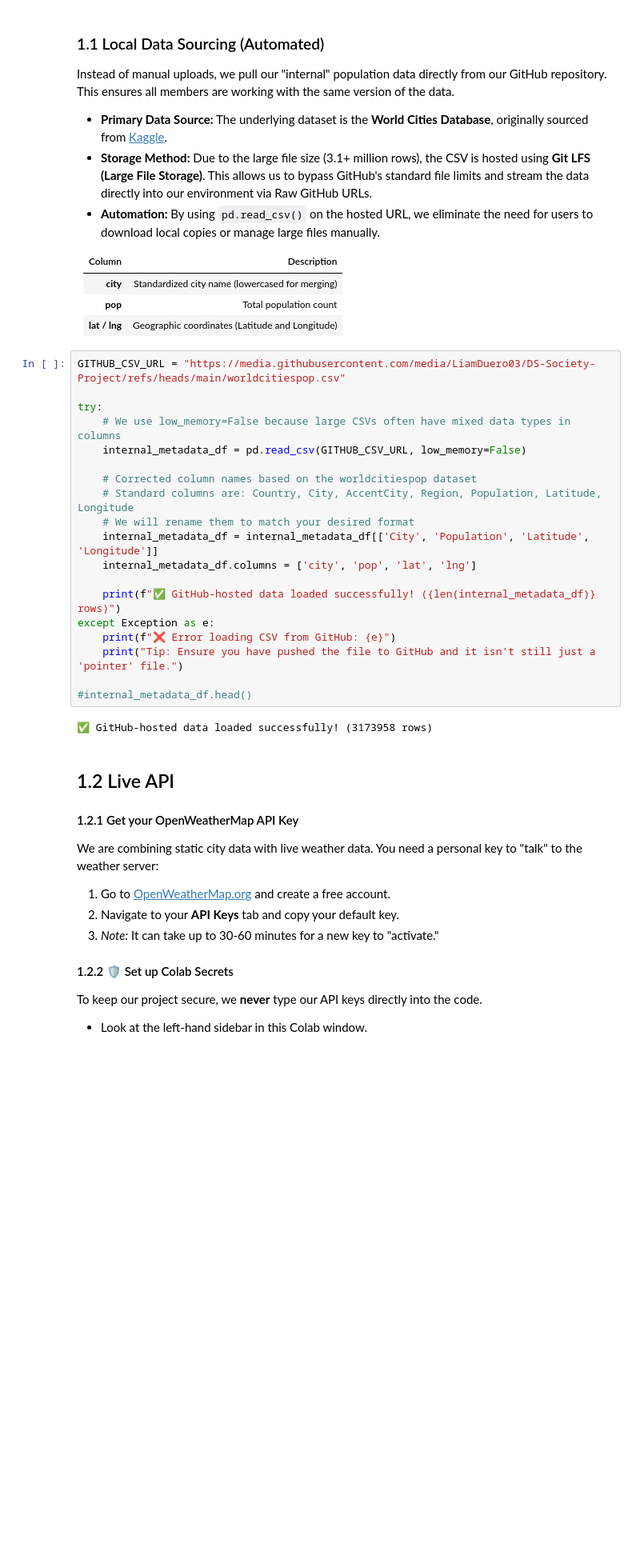
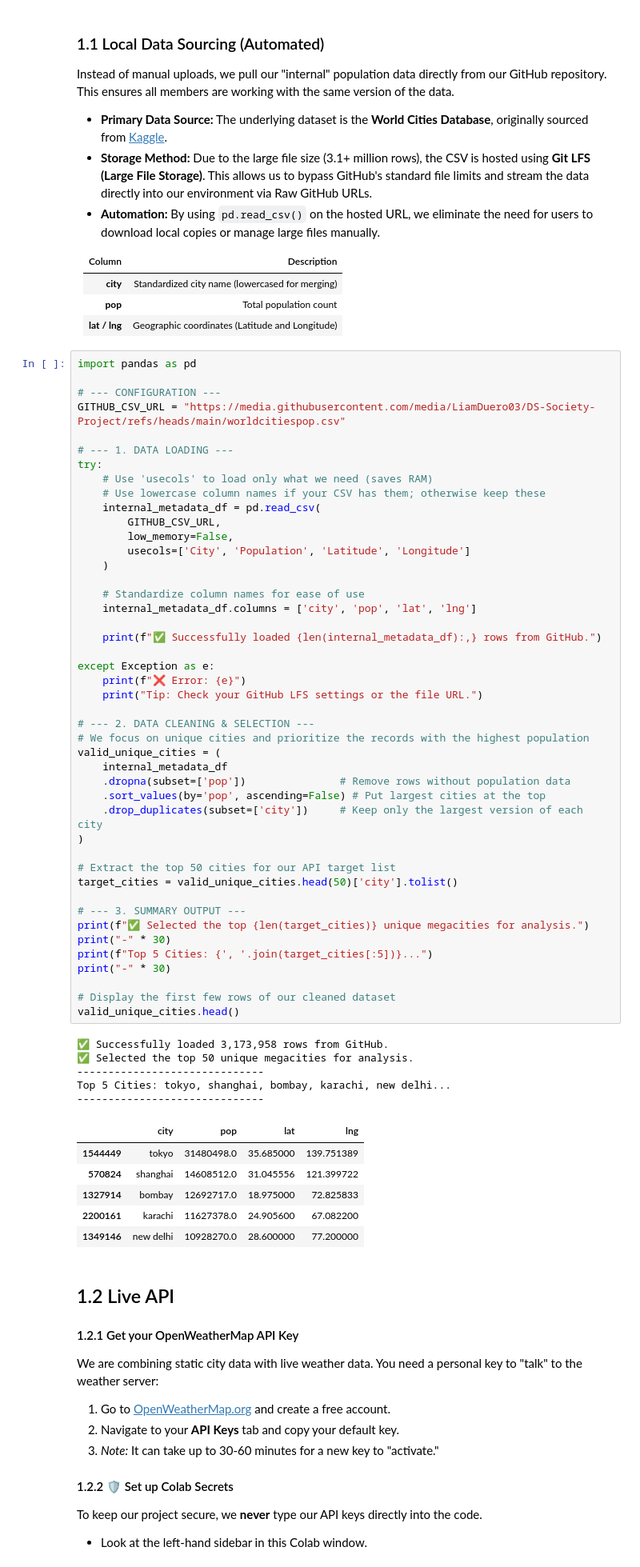
Before and after one commit to LiamDuero03/DS-Society-Project, a Jupyter notebook: Full-Project.ipynb, the cells around one changed output. Shown: that part at 80% size. Cells and saved outputs as stored; diff of their text form; blank space fills up the shorter version.

```diff
--- a/Full-Project.ipynb
+++ b/Full-Project.ipynb
@@ -28,27 +28,63 @@ Instead of manual uploads, we pull our "internal" population data directly from
 | **city** | Standardized city name (lowercased for merging) |
 | **pop** | Total population count |
 | **lat / lng** | Geographic coordinates (Latitude and Longitude) |
-# %%
-GITHUB_CSV_URL = "https://media.githubusercontent.com/media/LiamDuero03/DS-Society-Project/refs/heads/main/worldcitiespop.csv"
-
-try:
-    # We use low_memory=False because large CSVs often have mixed data types in columns
-    internal_metadata_df = pd.read_csv(GITHUB_CSV_URL, low_memory=False)
-
-    # Corrected column names based on the worldcitiespop dataset
-    # Standard columns are: Country, City, AccentCity, Region, Population, Latitude, Longitude
-    # We will rename them to match your desired format
-    internal_metadata_df = internal_metadata_df[['City', 'Population', 'Latitude', 'Longitude']]
-    internal_metadata_df.columns = ['city', 'pop', 'lat', 'lng']
-
-    print(f"✅ GitHub-hosted data loaded successfully! ({len(internal_metadata_df)} rows)")
-except Exception as e:
-    print(f"❌ Error loading CSV from GitHub: {e}")
-    print("Tip: Ensure you have pushed the file to GitHub and it isn't still just a 'pointer' file.")
-
-#internal_metadata_df.head()
-# %% [output]
-✅ GitHub-hosted data loaded successfully! (3173958 rows)
+# %%
+import pandas as pd
+
+# --- CONFIGURATION ---
+GITHUB_CSV_URL = "https://media.githubusercontent.com/media/LiamDuero03/DS-Society-Project/refs/heads/main/worldcitiespop.csv"
+
+# --- 1. DATA LOADING ---
+try:
+    # Use 'usecols' to load only what we need (saves RAM)
+    # Use lowercase column names if your CSV has them; otherwise keep these
+    internal_metadata_df = pd.read_csv(
+        GITHUB_CSV_URL,
+        low_memory=False,
+        usecols=['City', 'Population', 'Latitude', 'Longitude']
+    )
+
+    # Standardize column names for ease of use
+    internal_metadata_df.columns = ['city', 'pop', 'lat', 'lng']
+
+    print(f"✅ Successfully loaded {len(internal_metadata_df):,} rows from GitHub.")
+
+except Exception as e:
+    print(f"❌ Error: {e}")
+    print("Tip: Check your GitHub LFS settings or the file URL.")
+
+# --- 2. DATA CLEANING & SELECTION ---
+# We focus on unique cities and prioritize the records with the highest population
+valid_unique_cities = (
+    internal_metadata_df
+    .dropna(subset=['pop'])               # Remove rows without population data
+    .sort_values(by='pop', ascending=False) # Put largest cities at the top
+    .drop_duplicates(subset=['city'])     # Keep only the largest version of each city
+)
+
+# Extract the top 50 cities for our API target list
+target_cities = valid_unique_cities.head(50)['city'].tolist()
+
+# --- 3. SUMMARY OUTPUT ---
+print(f"✅ Selected the top {len(target_cities)} unique megacities for analysis.")
+print("-" * 30)
+print(f"Top 5 Cities: {', '.join(target_cities[:5])}...")
+print("-" * 30)
+
+# Display the first few rows of our cleaned dataset
+valid_unique_cities.head()
+# %% [output]
+✅ Successfully loaded 3,173,958 rows from GitHub.
+✅ Selected the top 50 unique megacities for analysis.
+------------------------------
+Top 5 Cities: tokyo, shanghai, bombay, karachi, new delhi...
+------------------------------
+|  | city | pop | lat | lng |
+| 1544449 | tokyo | 31480498.0 | 35.685000 | 139.751389 |
+| 570824 | shanghai | 14608512.0 | 31.045556 | 121.399722 |
+| 1327914 | bombay | 12692717.0 | 18.975000 | 72.825833 |
+| 2200161 | karachi | 11627378.0 | 24.905600 | 67.082200 |
+| 1349146 | new delhi | 10928270.0 | 28.600000 | 77.200000 |
 # %% [markdown]
 ## 1.2 Live API
 #### 1.2.1 Get your OpenWeatherMap API Key
```
Also changed, not shown: parts of 3 cells of this notebook.
